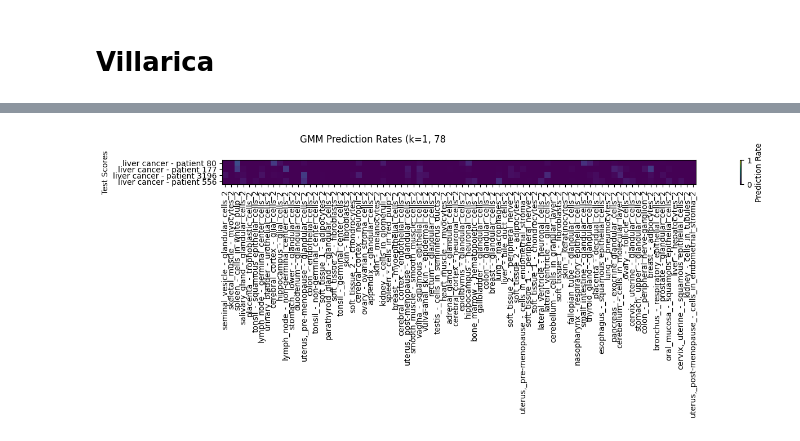
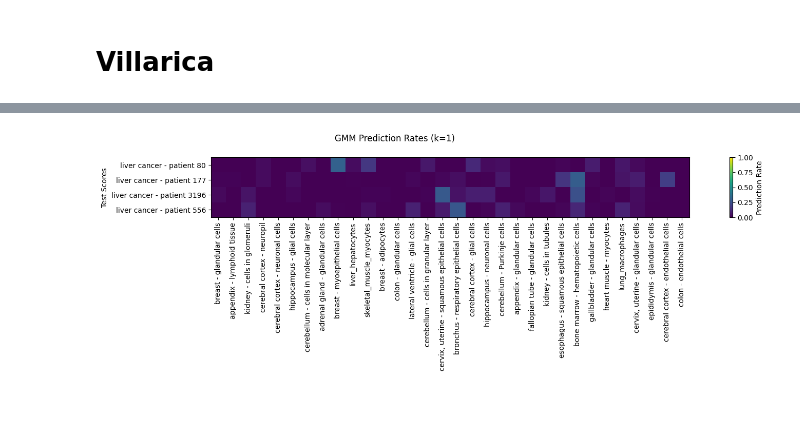
Before and after one commit to cjmerzbacher/met2vec, a Jupyter notebook: plot/_gmm_classifier.ipynb, the cells around one changed output, grey strips where cells are left out. Cells and saved outputs as stored; diff of their text form; code cells hidden in the pictures; blank space fills up the shorter version.

```diff
--- a/plot/_gmm_classifier.ipynb
+++ b/plot/_gmm_classifier.ipynb
@@ -37,6 +37,6 @@ plt.yticks(list(range(len(data))), data['test_label'])
 # %%
 
 
-df_hc_agren = pd.read_csv('..\\data\\plot_data\\villarica\\agren_hc\\gmm_emb64_inner_agren_liverp.csv')
+df_hc_agren = pd.read_csv('../data/plot_data/villarica/human_cells/regg10_d0.05_emb32_gmm_hc_al.csv')
 df_hc_agren
 # %% [output]
@@ -51,22 +51,22 @@ df_hc_agren_unl = df_hc_agren.drop(columns='test_label')
 # %%
 fig, ax = plt.subplots(1,1, figsize=(18,4))
 
 im = ax.imshow(df_hc_agren_unl, vmin=0, vmax=1)
 plt.colorbar(im, label='Prediction Rate')
 
 xlocs = range(df_hc_agren_unl.values.shape[1])
 ylocs = range(len(df_hc_agren))
 
 yticks = map(lambda s: s.replace('_', ' ').replace('2', ''), df_hc_agren['test_label'])
 
 ax.set_xticks(xlocs, df_hc_agren_unl.columns, rotation=90)
 ax.set_yticks(ylocs, yticks)
 ax.set_ylabel("Test Scores")
 ax.set_xlabel("")
 
-fig.suptitle("GMM Prediction Rates (k=1, 78")
+fig.suptitle("GMM Prediction Rates (k=1)")
 fig.tight_layout()
 
 plt.show()
 # %% [output]
-[figure, old version]
+[figure, new version]
```
Also changed, not shown: parts of 1 cell of this notebook, 3 other files.
